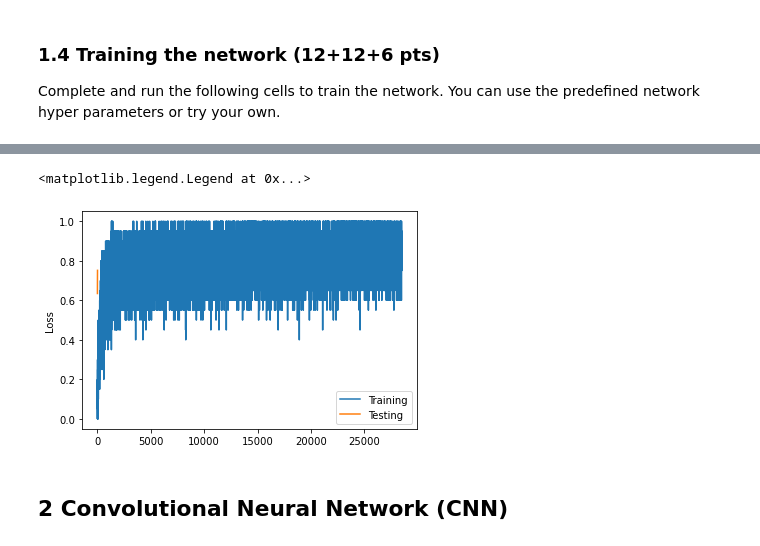
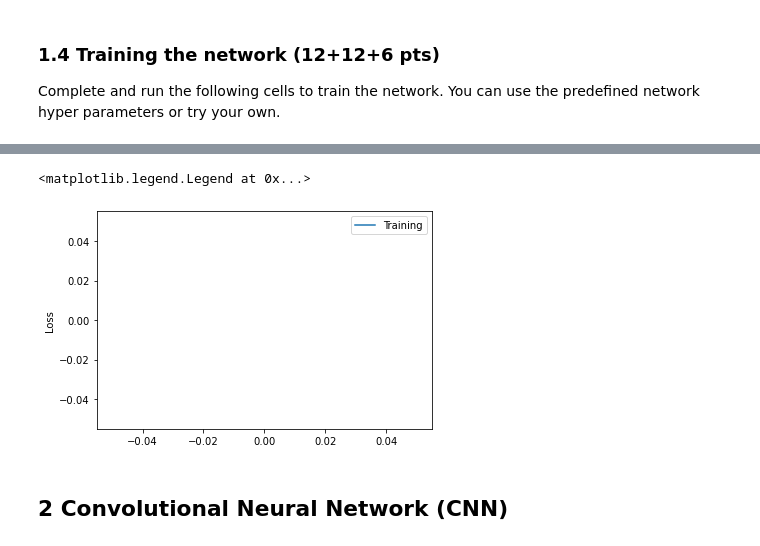
Before and after one commit to armandorusso/Image-Classification-and-Neural-Networks, a Jupyter notebook: project_skeleton.ipynb, the cells around one changed output, grey strips where cells are left out. Cells and saved outputs as stored; diff of their text form; code cells hidden in the pictures.

Commit message:
Finish CNN, Start Plotting

```diff
--- a/project_skeleton.ipynb
+++ b/project_skeleton.ipynb
@@ -408,6 +408,8 @@ train_accuracy_tracker = []
 
 test_loss_tracker = []
 test_accuracy_tracker = []
+train_loss_plot = []
+train_accuracy_plot = []
 
 for epoch in range(epochs):
     print(f'Epoch: {epoch + 1}')
@@ -419,6 +421,10 @@ for epoch in range(epochs):
     test_accuracy_tracker.append(test_accuracy)
     print('\t training loss/accuracy: {0:.2f}/{1:.2f}'.format(sum(train_loss)/len(train_loss), sum(train_accuracy)/len((train_accuracy))))
     print('\t testing loss/accuracy: {0:.2f}/{1:.2f}'.format(test_loss, test_accuracy))
+    train_loss_plot.append(sum(train_loss)/len((train_loss))
+    train_accuracy_plot.append(sum(train_accuracy)/len((train_accuracy))
+    plt.plot(train_accuracy_tracker, epoch, label='Training')
+    plt.plot(test_accuracy_tracker, epoch, label='Testing')
 # %% [output]
 device: cuda
 Epoch: 1
@@ -440,13 +446,13 @@ Epoch: 10
 # %%
 ### TODO: visualize train_loss and train_accuracy
 ### TODO: visualize test_loss and test_accuracy
-plt.plot(train_accuracy_tracker, label='Training')
-plt.plot(test_accuracy_tracker, label='Testing')
+plt.plot(test_loss_tracker, label='Training')
+#plt.plot(test_accuracy_tracker, label='Testing')
 plt.ylabel("Loss")
 plt.legend()
 # %% [output]
 <matplotlib.legend.Legend at 0x...>
-[figure, old version]
+[figure, new version]
 # %% [markdown]
 ## 2 Convolutional Neural Network (CNN)
 # %% [markdown]
```
Also changed, not shown: parts of 6 cells of this notebook, 1 other file.
